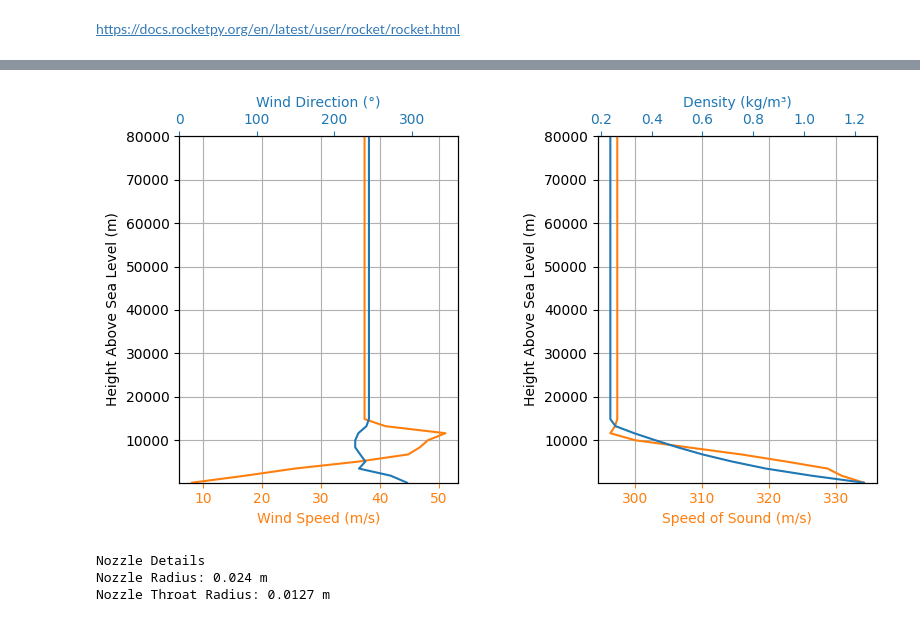
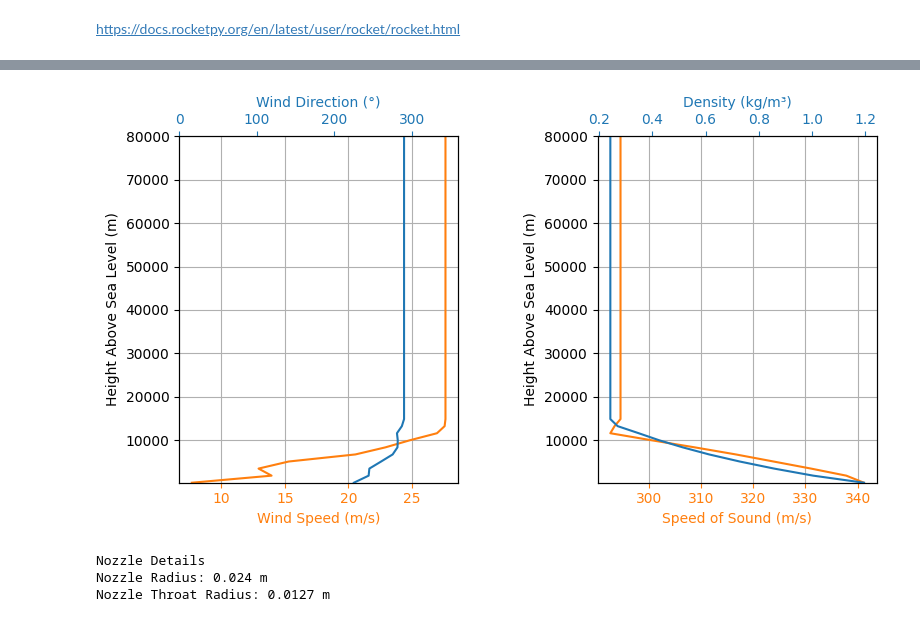
Before and after one commit to liquid-rocketry-illinois/FV-Controls, a Jupyter notebook: rockets/Control Freak/Rocketpy/rocketpy.ipynb, the cells around one changed output, grey strips where cells are left out. Saved outputs shown, nothing was run; the diff lists cells and outputs as text; code cells hidden in the pictures.

```diff
--- a/rockets/Control Freak/Rocketpy/rocketpy.ipynb
+++ b/rockets/Control Freak/Rocketpy/rocketpy.ipynb
@@ -12,9 +12,10 @@ env = rocketpy.Environment(
     longitude= -87.511283,
     elevation= 216.10,
     #date = tomorrow
-    date=datetime(2026, 4, 18, 10, 0, 0),
+    date=datetime(2026, 4, 19, 12, 58, 0),
     timezone="America/New_York"
 )
+
 env.set_atmospheric_model(type="Windy", file="GFS")##(type="standard_atmosphere")##, file="GFS")
 
 env.info()
@@ -31,12 +32,12 @@ Launch Date: 2026-04-18 14:00:00 UTC | 2026-04-18 10:00:00 America/New_York
 Launch Site Latitude: 40.38677°
 Launch Site Longitude: -87.51128°
 Reference Datum: SIRGAS2000
 ... (26 lines left out)
 Flattening: 0.0034
 
 
 Atmospheric Model Plots
-[figure, old version]
+[figure, new version]
 # %%
 #calculated from ORK component mass distribution and simulation data
 Control_Freak = rocketpy.Rocket(
```
Also changed, not shown: parts of 5 cells of this notebook, 2 other files.
